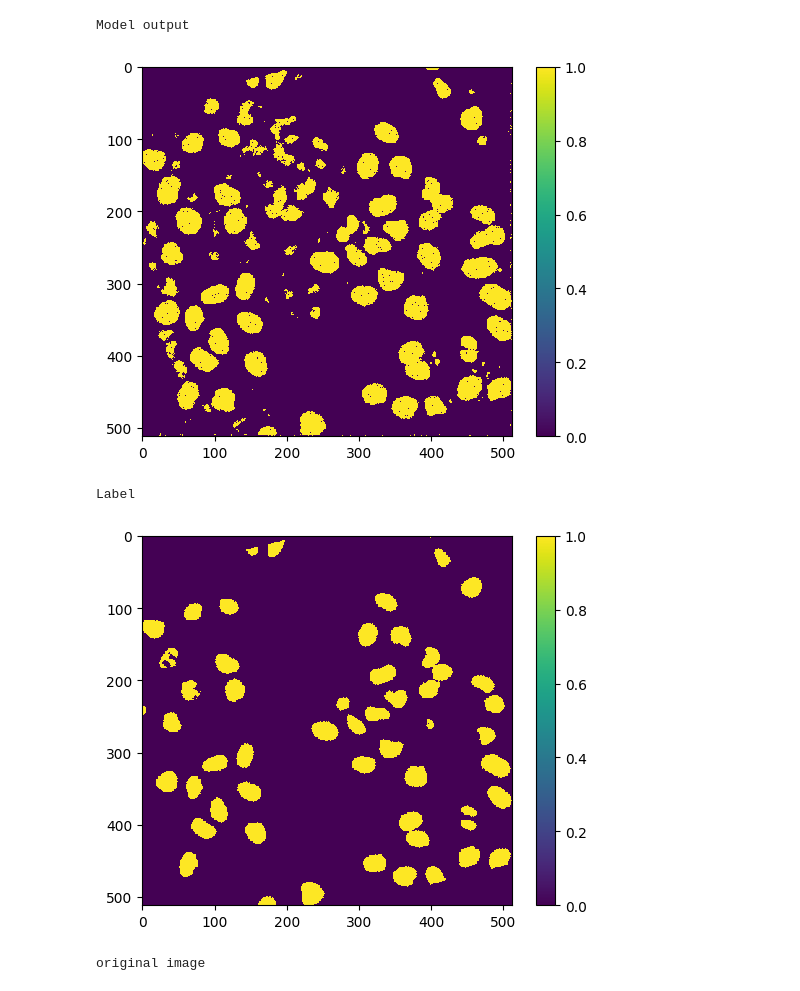
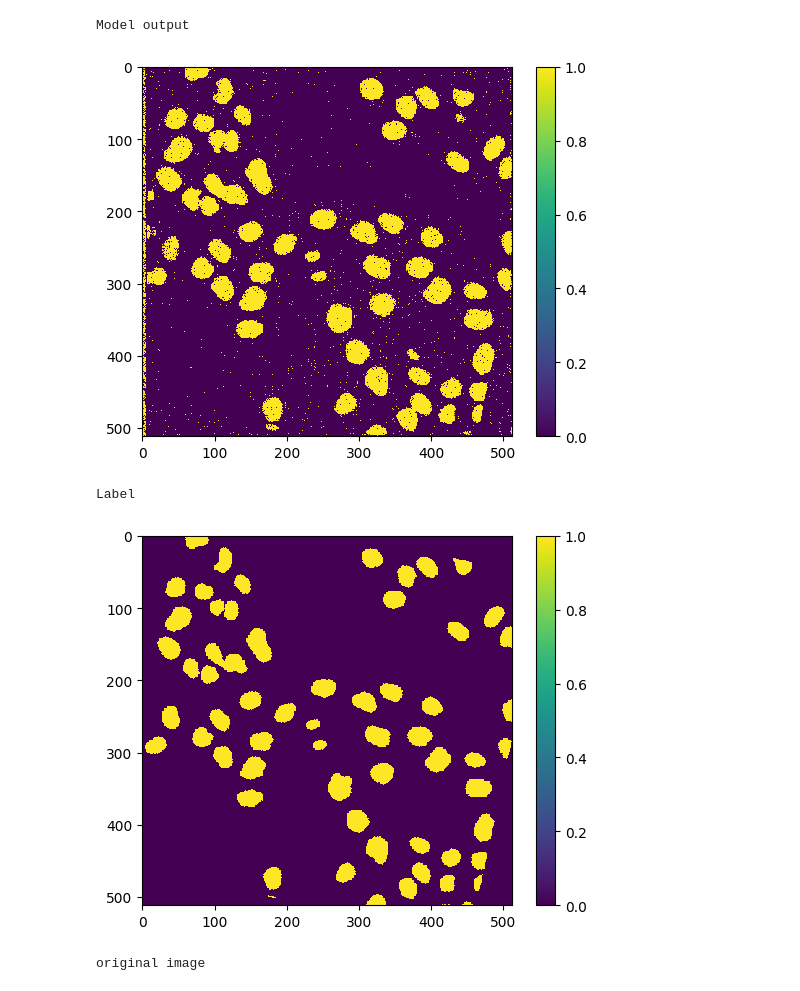
Before and after one commit to AntoniJanowski/CellTrackingU-Net, a Jupyter notebook: notebooks/Training_Unet_notebook.ipynb, the cells around one changed output. Cells and saved outputs as stored; diff of their text form; code cells hidden in the pictures.

```diff
--- a/notebooks/Training_Unet_notebook.ipynb
+++ b/notebooks/Training_Unet_notebook.ipynb
@@ -88,10 +41,10 @@ train_dataloader = DataLoader(dataset, batch_size=20, shuffle=True)
 
 logger = TensorBoardLogger("logs", name="U_Net")
 
-lightning_model = UNet(sizes)
+lightning_model = UNet(sizes, kernel_size=5, padding = 2)
 
 # trainer = pl.Trainer(max_epochs=3, logger=logger)
-trainer = pl.Trainer(max_epochs=3)
+trainer = pl.Trainer(max_epochs=1)
 
 trainer.fit(model = lightning_model, train_dataloaders=train_dataloader)
 
@@ -119,18 +72,18 @@ c:\Users\Komputer\AppData\Local\Programs\Python\Python310\lib\site-packages\ligh
 # %%
-data, label = dataset[13]
+data, label = dataset[164]
 
 
 output = lightning_model(data.unsqueeze(dim = 0))
 model_return_numpy = channel_comparison(output)
 print('Model output')
 plot_heatmap(model_return_numpy)
 print('Label')
 plot_heatmap(label.squeeze().numpy())
 print('original image')
 plot_heatmap(data.squeeze().numpy())
 # %% [output]
 Model output
-[figure, old version]
+[figure, new version]
 Label
-[figure, old version]
+[figure, new version]
 original image
```
Also changed, not shown: parts of 4 cells of this notebook, 1 other file.
